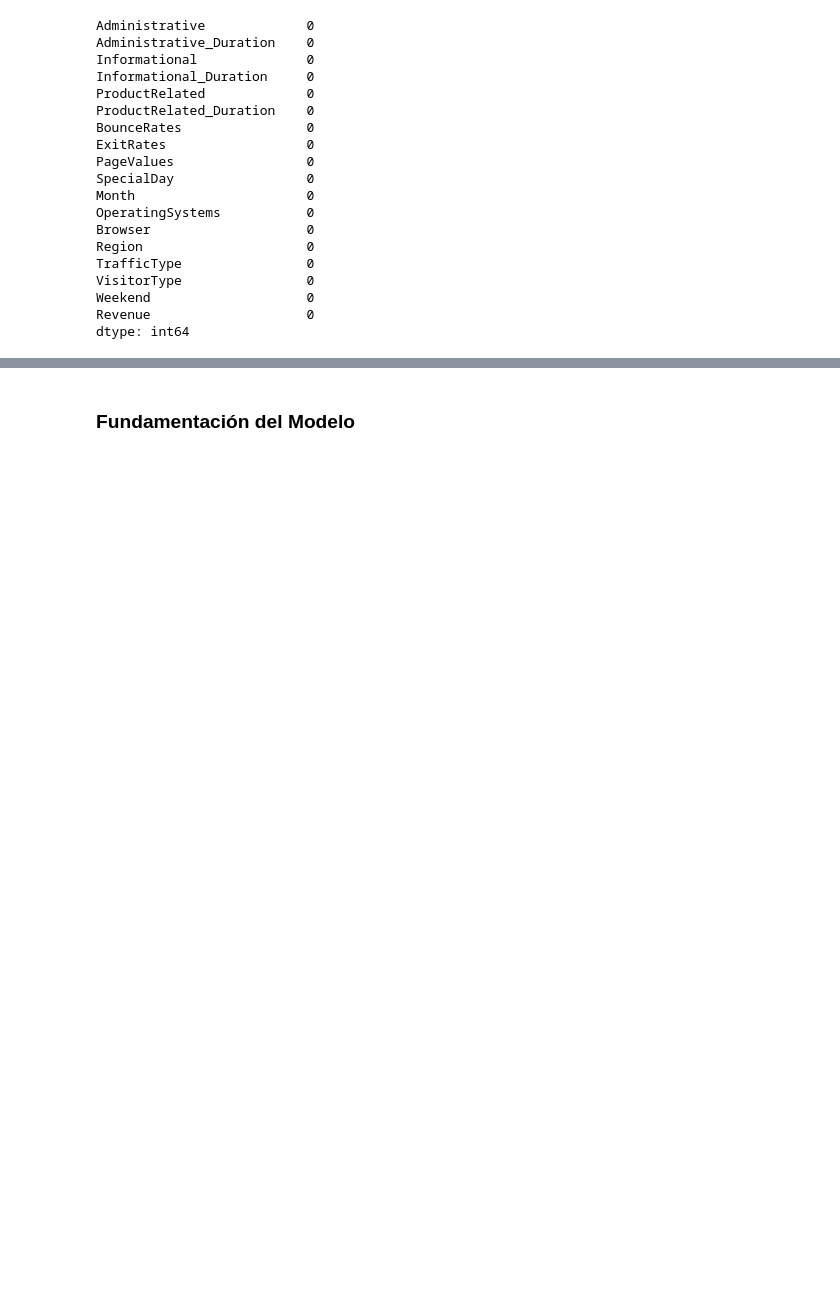
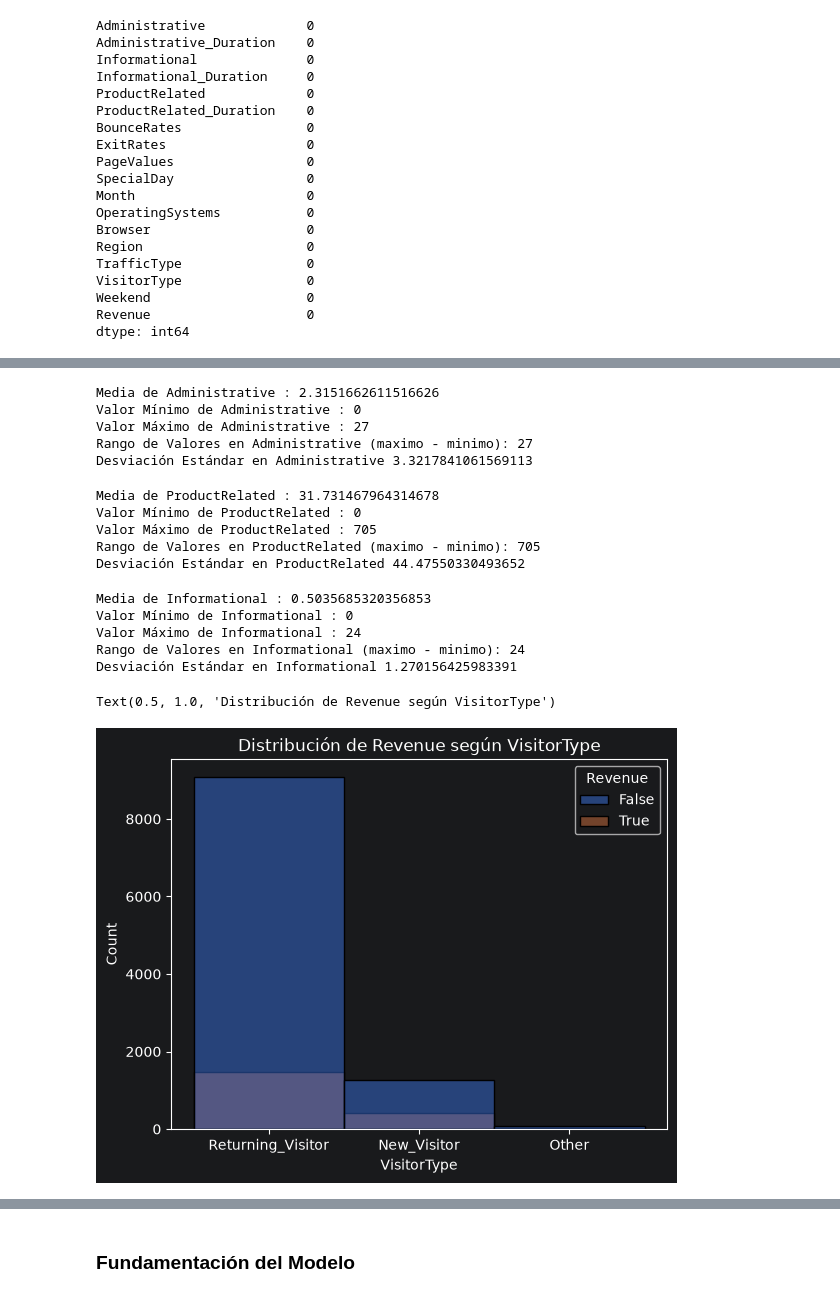
Before and after one commit to ByJuanRod/Actividad-Evaluativa, a Jupyter notebook: modelos_predictivos.ipynb, the cells around one changed output, grey strips where cells are left out. Cells and saved outputs as stored; diff of their text form; code cells hidden in the pictures; blank space fills up the shorter version.

```diff
--- a/modelos_predictivos.ipynb
+++ b/modelos_predictivos.ipynb
@@ -58,0 +112,29 @@ dtype: int64
+# %%
+descripcion_estadistica_numerica(df_clasificacion,"Administrative")
+# %% [output]
+Media de Administrative : 2.3151662611516626
+Valor Mínimo de Administrative : 0
+Valor Máximo de Administrative : 27
+Rango de Valores en Administrative (maximo - minimo): 27
+Desviación Estándar en Administrative 3.3217841061569113
+# %%
+descripcion_estadistica_numerica(df_clasificacion,"ProductRelated")
+# %% [output]
+Media de ProductRelated : 31.731467964314678
+Valor Mínimo de ProductRelated : 0
+Valor Máximo de ProductRelated : 705
+Rango de Valores en ProductRelated (maximo - minimo): 705
+Desviación Estándar en ProductRelated 44.47550330493652
+# %%
+descripcion_estadistica_numerica(df_clasificacion,"Informational")
+# %% [output]
+Media de Informational : 0.5035685320356853
+Valor Mínimo de Informational : 0
+Valor Máximo de Informational : 24
+Rango de Valores en Informational (maximo - minimo): 24
+Desviación Estándar en Informational 1.270156425983391
+# %%
+sns.histplot(data=df_clasificacion,x="VisitorType",hue="Revenue",bins=15).set_title("Distribución de Revenue según VisitorType")
+# %% [output]
+Text(0.5, 1.0, 'Distribución de Revenue según VisitorType')
+[figure, added]
```
Also changed, not shown: parts of 19 cells of this notebook.
